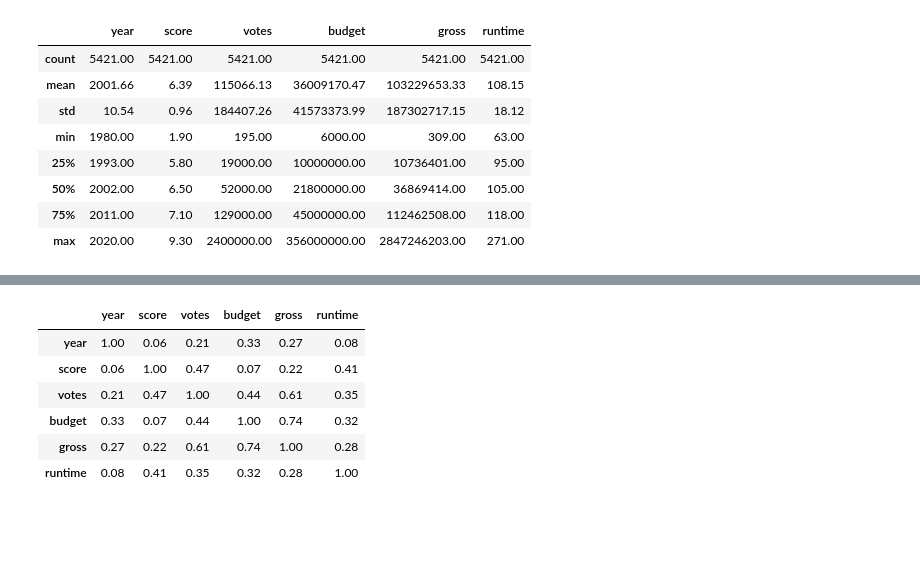
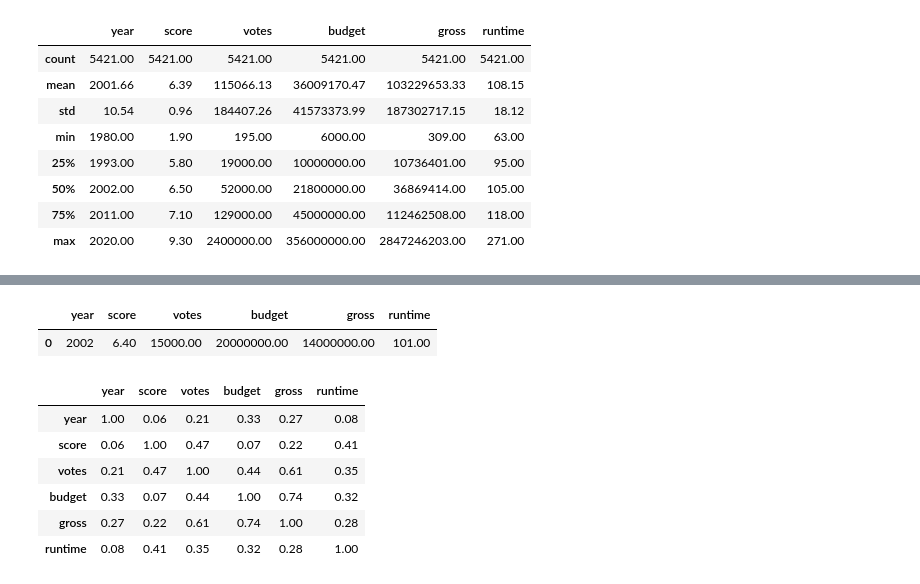
Before and after one commit to guicns/movie-industry-analysis, a Jupyter notebook: 2. Análise Python/movies_python_analysis.ipynb, the cells around one changed output, grey strips where cells are left out. Drawn from its saved outputs; the diff is of its cells as text; code cells hidden in the pictures; blank space fills up the shorter version.

Commit message:
Add median, mean and mode analysis

```diff
--- a/2. Análise Python/movies_python_analysis.ipynb
+++ b/2. Análise Python/movies_python_analysis.ipynb
@@ -263,3 +283,8 @@ df.describe()
+# %%
+df.mode(numeric_only='true')
+# %% [output]
+|  | year | score | votes | budget | gross | runtime |
+| 0 | 2002 | 6.40 | 15000.00 | 20000000.00 | 14000000.00 | 101.00 |
 # %%
 df.corr(numeric_only='true')
 # %% [output]
```
Also changed, not shown: parts of 2 cells of this notebook.
